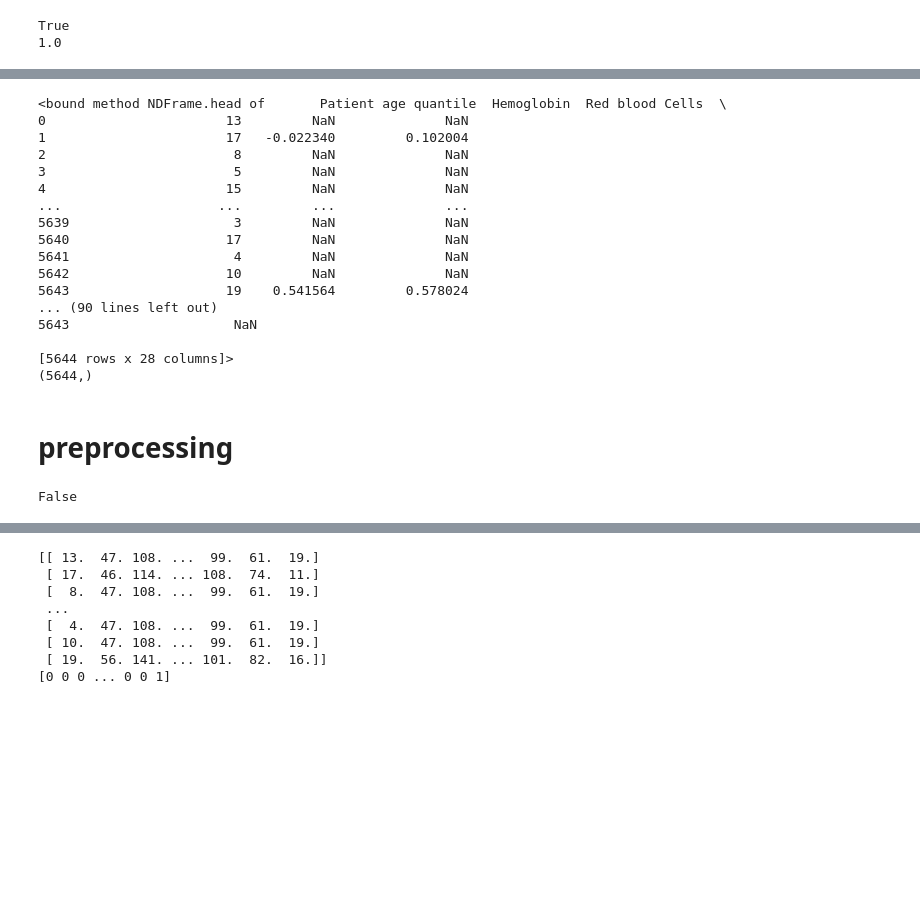
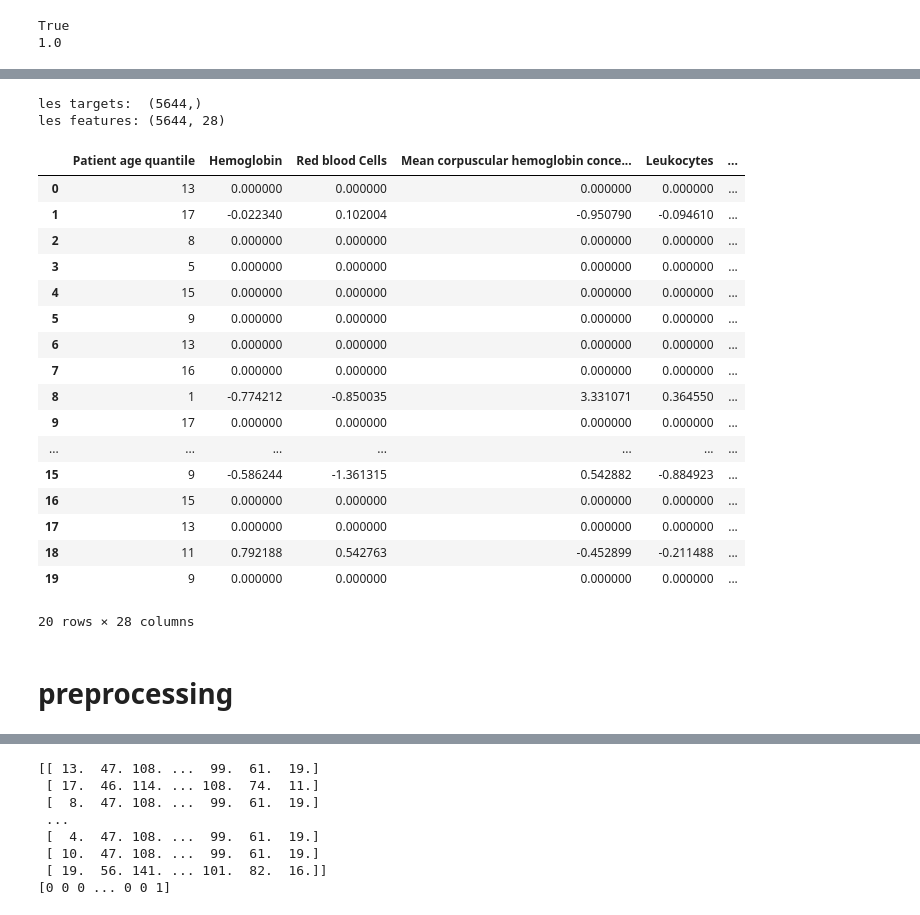
Before and after one commit to Dar-rius/Analyse_corona, a Jupyter notebook: corona.ipynb, the cells around one changed output, grey strips where cells are left out. Saved outputs shown, nothing was run; the diff lists cells and outputs as text; code cells hidden in the pictures; blank space fills up the shorter version.

```diff
--- a/corona.ipynb
+++ b/corona.ipynb
@@ -71,0 +63,4 @@ sns.catplot(x='Patient addmited to intensive care unit (1=yes, 0=no)', y='Patien
+# %%
+df1 = df1.fillna(0)
+print(df1.isnull().values.any())
+df1.info()
@@ -72,31 +85,28 @@ sns.catplot(x='Patient addmited to intensive care unit (1=yes, 0=no)', y='Patien
 # %%
 features = df1.drop(['Patient ID', 'SARS-Cov-2 exam result', 'Basophils', 'Patient addmited to regular ward (1=yes, 0=no)', 'Patient addmited to semi-intensive unit (1=yes, 0=no)', 'Patient addmited to intensive care unit (1=yes, 0=no)', 'Hematocrit', 'Platelets', 'Mean platelet volume ', 'Lymphocytes', 'Influenza B, rapid test'], axis=1)
-print(features.head)
 targets = df['SARS-Cov-2 exam result']
-print(targets.shape)
+print('les targets: ', targets.shape, '\nles features:', features.shape)
+features.head(20)
 # %% [output]
-<bound method NDFrame.head of       Patient age quantile  Hemoglobin  Red blood Cells  \
-0                       13         NaN              NaN
-1                       17   -0.022340         0.102004
-2                        8         NaN              NaN
-3                        5         NaN              NaN
-4                       15         NaN              NaN
-...                    ...         ...              ...
-5639                     3         NaN              NaN
-5640                    17         NaN              NaN
-5641                     4         NaN              NaN
-5642                    10         NaN              NaN
-5643                    19    0.541564         0.578024
-... (90 lines left out)
-5643                     NaN
-
-[5644 rows x 28 columns]>
-(5644,)
+les targets:  (5644,)
+les features: (5644, 28)
+|  | Patient age quantile | Hemoglobin | Red blood Cells | Mean corpuscular hemoglobin conce... | Leukocytes | ... |
+| 0 | 13 | 0.000000 | 0.000000 | 0.000000 | 0.000000 | ... |
+| 1 | 17 | -0.022340 | 0.102004 | -0.950790 | -0.094610 | ... |
+| 2 | 8 | 0.000000 | 0.000000 | 0.000000 | 0.000000 | ... |
+| 3 | 5 | 0.000000 | 0.000000 | 0.000000 | 0.000000 | ... |
+| 4 | 15 | 0.000000 | 0.000000 | 0.000000 | 0.000000 | ... |
+| 5 | 9 | 0.000000 | 0.000000 | 0.000000 | 0.000000 | ... |
+| 6 | 13 | 0.000000 | 0.000000 | 0.000000 | 0.000000 | ... |
+| 7 | 16 | 0.000000 | 0.000000 | 0.000000 | 0.000000 | ... |
+| 8 | 1 | -0.774212 | -0.850035 | 3.331071 | 0.364550 | ... |
+| 9 | 17 | 0.000000 | 0.000000 | 0.000000 | 0.000000 | ... |
+| ... | ... | ... | ... | ... | ... | ... |
+| 15 | 9 | -0.586244 | -1.361315 | 0.542882 | -0.884923 | ... |
+| 16 | 15 | 0.000000 | 0.000000 | 0.000000 | 0.000000 | ... |
+| 17 | 13 | 0.000000 | 0.000000 | 0.000000 | 0.000000 | ... |
+| 18 | 11 | 0.792188 | 0.542763 | -0.452899 | -0.211488 | ... |
+| 19 | 9 | 0.000000 | 0.000000 | 0.000000 | 0.000000 | ... |
+20 rows × 28 columns
 # %% [markdown]
 # preprocessing
-# %%
-#replace the values nan by 0
-features = features.fillna(0)
-print(features.isnull().values.any())
-# %% [output]
-False
```
Also changed, not shown: parts of 21 cells of this notebook.
